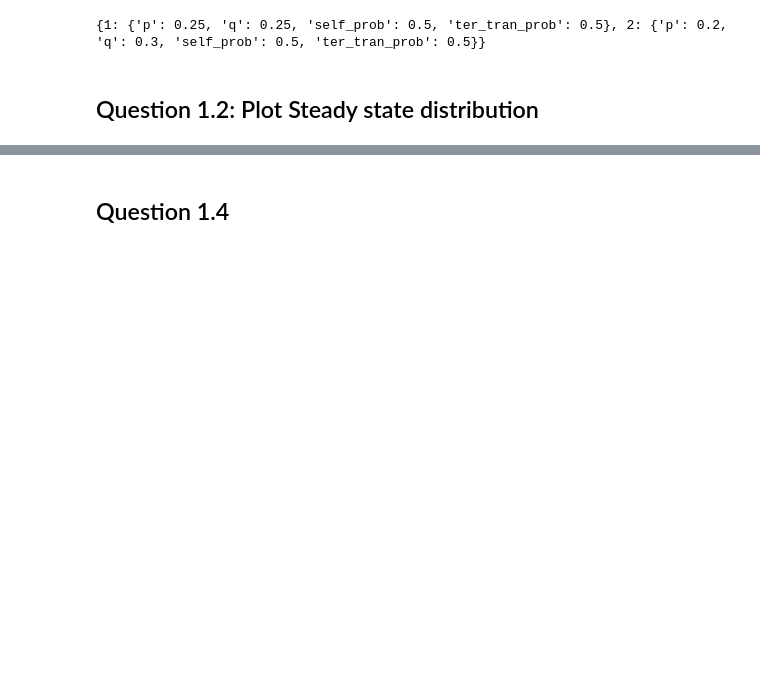
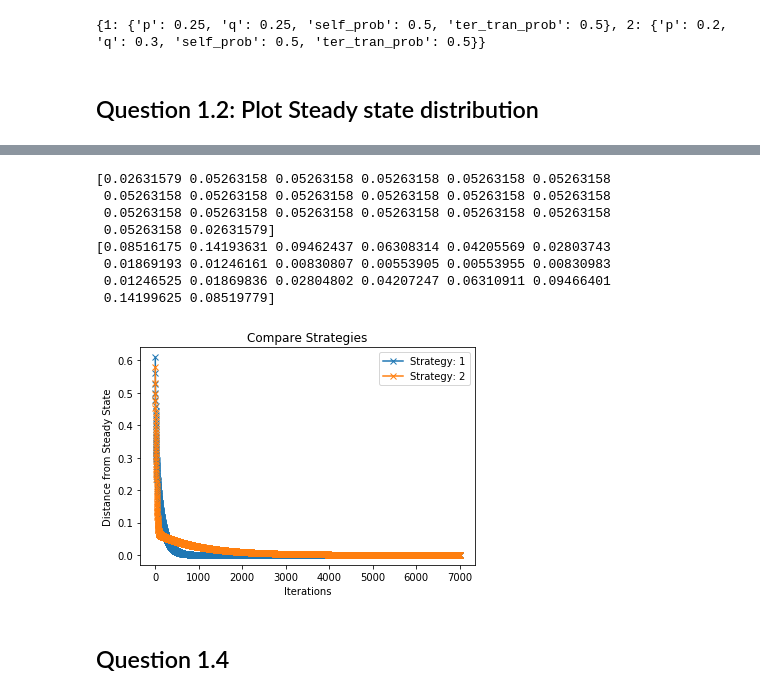
Before and after one commit to mmiakashs/Course-Project-SYS-6005-Stochastic-Modeling-I, a Jupyter notebook: project.ipynb, the cells around one changed output, grey strips where cells are left out. Cells and saved outputs as stored; diff of their text form; code cells hidden in the pictures; blank space fills up the shorter version.

```diff
--- a/project.ipynb
+++ b/project.ipynb
@@ -214,2 +196,17 @@ Text(0, 0.5, 'Steady State Probability')
+# %%
+simulate_chain(n=20,cur_strategy=1, start_state=0, times=7000)
+simulate_chain(n=20,cur_strategy=2, start_state=10, times=7000)
+plt.title(f"Compare Strategies")
+plt.show()
+# %% [output]
+[0.02631579 0.05263158 0.05263158 0.05263158 0.05263158 0.05263158
+ 0.05263158 0.05263158 0.05263158 0.05263158 0.05263158 0.05263158
+ 0.05263158 0.05263158 0.05263158 0.05263158 0.05263158 0.05263158
+ 0.05263158 0.02631579]
+[0.08516175 0.14193631 0.09462437 0.06308314 0.04205569 0.02803743
+ 0.01869193 0.01246161 0.00830807 0.00553905 0.00553955 0.00830983
+ 0.01246525 0.01869836 0.02804802 0.04207247 0.06310911 0.09466401
+ 0.14199625 0.08519779]
+[figure, added]
 # %% [markdown]
 ## Question 1.4
```
Also changed, not shown: parts of 30 cells of this notebook, 1 other file.
